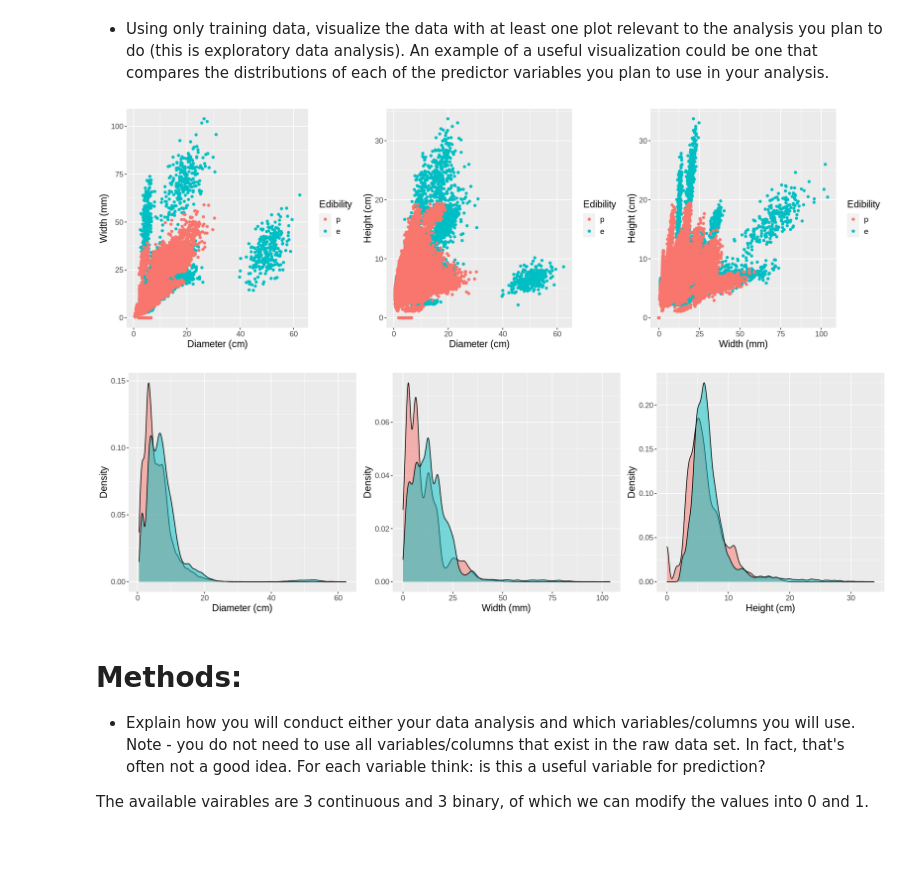
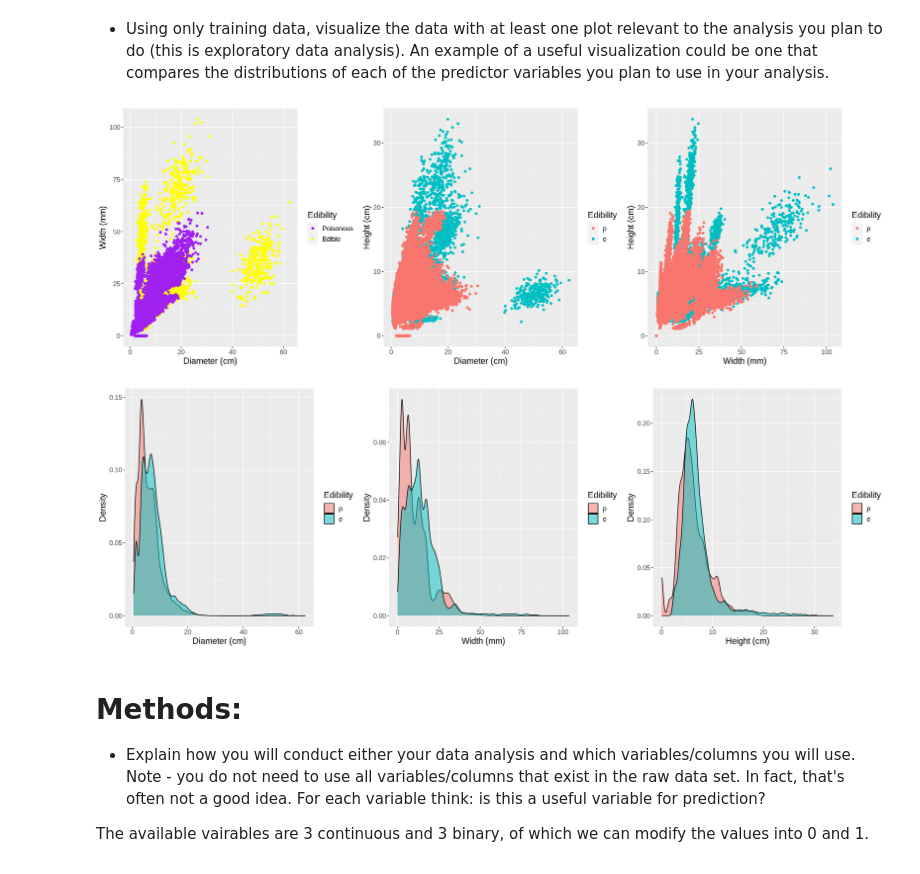
Before and after one commit to ciciliujx/DSCI100-Project, a Jupyter notebook: Proposal.ipynb, the cells around one changed output. Saved outputs shown, nothing was run; the diff lists cells and outputs as text; code cells hidden in the pictures.

Commit message:
small change in graph

```diff
--- a/Proposal.ipynb
+++ b/Proposal.ipynb
@@ -102,7 +102,8 @@ mushroom_plot1 <- mushroom_training |>
     ggplot(aes(x=diameter, y=width, color=class)) +
     geom_point() +
     labs(x="Diameter (cm)", y="Width (mm)", color="Edibility") +
-    theme(text=element_text(size=14))
+    theme(text=element_text(size=14)) +
+    scale_color_manual(labels = c("Poisonous", "Edible"), values = c("purple", "yellow"))
 mushroom_plot2 <- mushroom_training |>
     ggplot(aes(x=diameter, y=height, color=class)) +
     geom_point() +
@@ -112,42 +113,42 @@ mushroom_plot3 <- mushroom_training |>
     ggplot(aes(x=width, y=height, color=class)) +
     geom_point() +
     labs(x="Width (mm)", y="Height (cm)", color="Edibility") +
     theme(text=element_text(size=14))
 #mushroom_plot1
 #mushroom_plot2
 #mushroom_plot3
 
 
 # Marginal density plot of diamter (top panel)
 diameterDensity <- ggplot(mushroom_training, aes(diameter, fill=class)) +
     geom_density(alpha=.5) +
-    labs(x = "Diameter (cm)", y = "Density") +
-    theme(legend.position = "none") +
+    labs(x = "Diameter (cm)", y = "Density", fill="Edibility") +
+    #theme(legend.position = "none") +
     theme(text=element_text(size=14))
 #diameterDensity
 
 # Marginal density plot of width (right panel)
 widthDensity <- ggplot(mushroom_training, aes(width, fill=class)) +
     geom_density(alpha=.5) +
-    labs(x = "Width (mm)", y = "Density") +
-    theme(legend.position = "none") +
+    labs(x = "Width (mm)", y = "Density", fill="Edibility") +
+    #theme(legend.position = "none") +
     theme(text=element_text(size=14))
 #widthDensity
 
 # Marginal density plot of height
 heightDensity <- ggplot(mushroom_training, aes(height, fill=class)) +
     geom_density(alpha=.5) +
-    labs(x = "Height (cm)", y = "Density") +
-    theme(legend.position = "none") +
+    labs(x = "Height (cm)", y = "Density", fill="Edibility") +
+    #theme(legend.position = "none") +
     theme(text=element_text(size=14))
 #heightDensity
 
-options(repr.plot.width = 16, repr.plot.height = 5)
+options(repr.plot.width = 18, repr.plot.height = 6)
 plot_grid(mushroom_plot1, mushroom_plot2, mushroom_plot3, ncol = 3)
 plot_grid(diameterDensity, widthDensity, heightDensity, ncol = 3)
 # %% [output]
-[figure, old version]
+[figure, new version]
-[figure, old version]
+[figure, new version]
 # %% [markdown]
 # Methods:
 - Explain how you will conduct either your data analysis and which variables/columns you will use. Note - you do not need to use all variables/columns that exist in the raw data set. In fact, that's often not a good idea. For each variable think: is this a useful variable for prediction?
```
